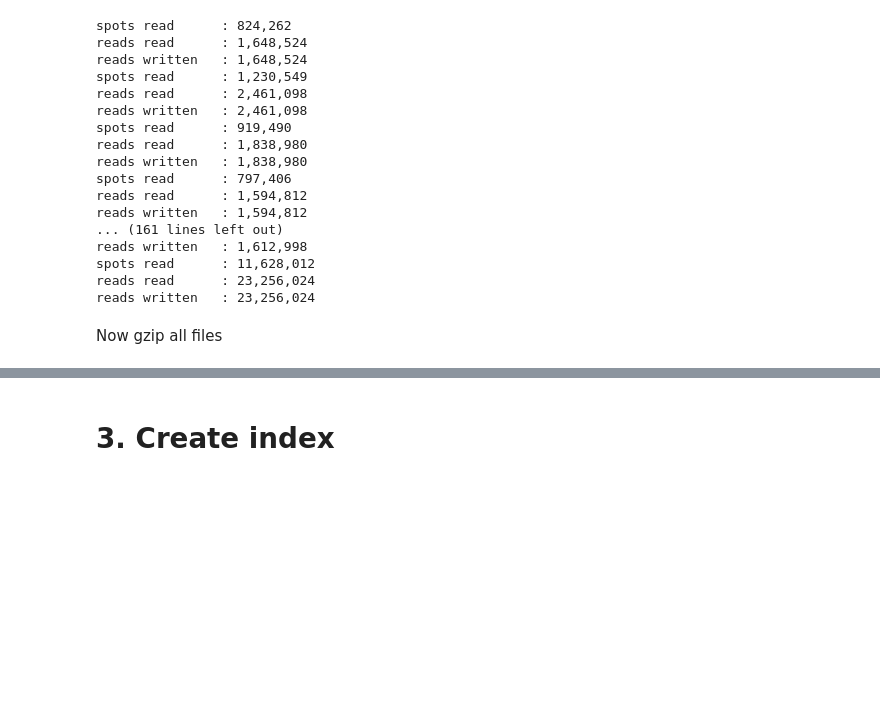
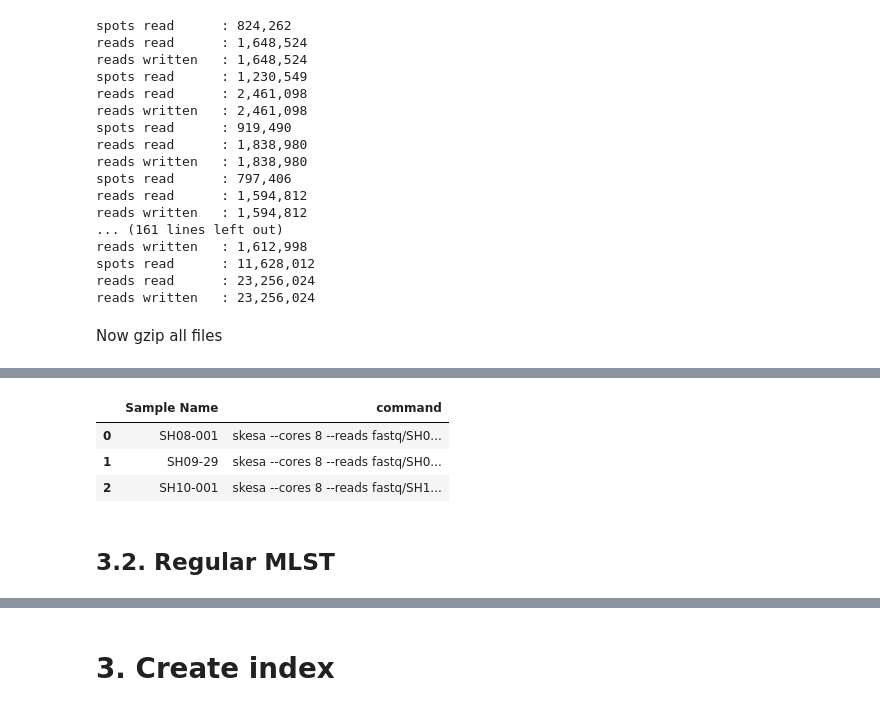
Before and after one commit to apetkau/genomics-data-index-examples, a Jupyter notebook: examples/create-index/index-salmonella-data-tutorial-1.ipynb, the cells around one changed output, grey strips where cells are left out. Saved outputs shown, nothing was run; the diff lists cells and outputs as text; code cells hidden in the pictures; blank space fills up the shorter version.

```diff
--- a/examples/create-index/index-salmonella-data-tutorial-1.ipynb
+++ b/examples/create-index/index-salmonella-data-tutorial-1.ipynb
@@ -102,0 +116,10 @@ fastq_files = glob.glob('fastq/*.fastq')
+# %%
+assembly_command_df = sra_df_reduced.reset_index()[['Sample Name']]
+assembly_command_df['command'] = assembly_command_df.apply(lambda x: f'skesa --cores 8 --reads '
+    f'fastq/{x["Sample Name"]}_1.fastq.gz,fastq/{x["Sample Name"]}_2.fastq.gz --contigs_out assemblies/{x["Sample Name"]}.fasta', axis='columns')
+assembly_command_df.head(3)
+# %% [output]
+|  | Sample Name | command |
+| 0 | SH08-001 | skesa --cores 8 --reads fastq/SH0... |
+| 1 | SH09-29 | skesa --cores 8 --reads fastq/SH0... |
+| 2 | SH10-001 | skesa --cores 8 --reads fastq/SH1... |
@@ -102,0 +133,2 @@ fastq_files = glob.glob('fastq/*.fastq')
+# %% [markdown]
+## 3.2. Regular MLST
```
Also changed, not shown: parts of 17 cells of this notebook, 1 other file.
